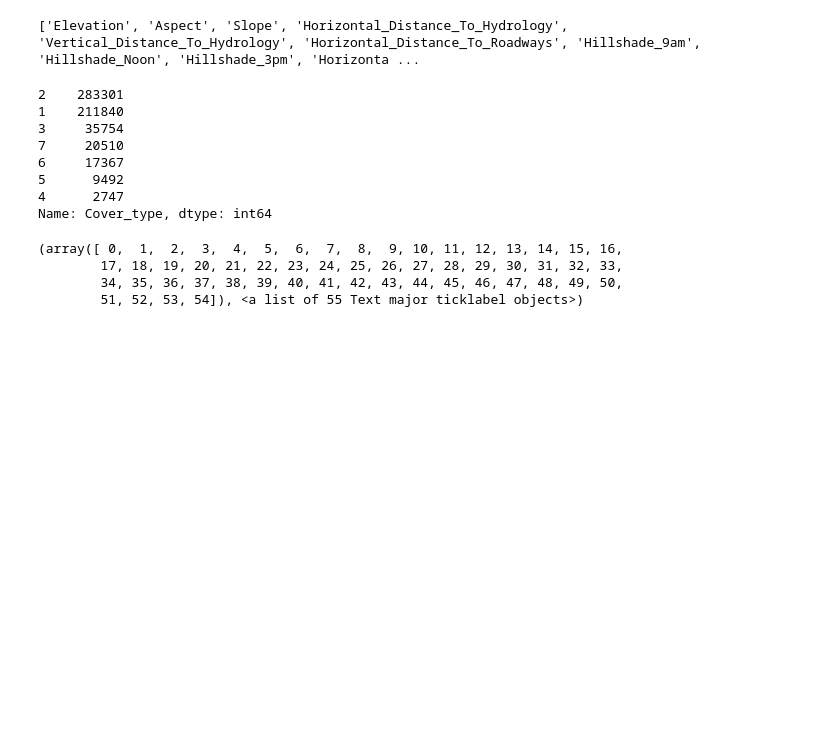
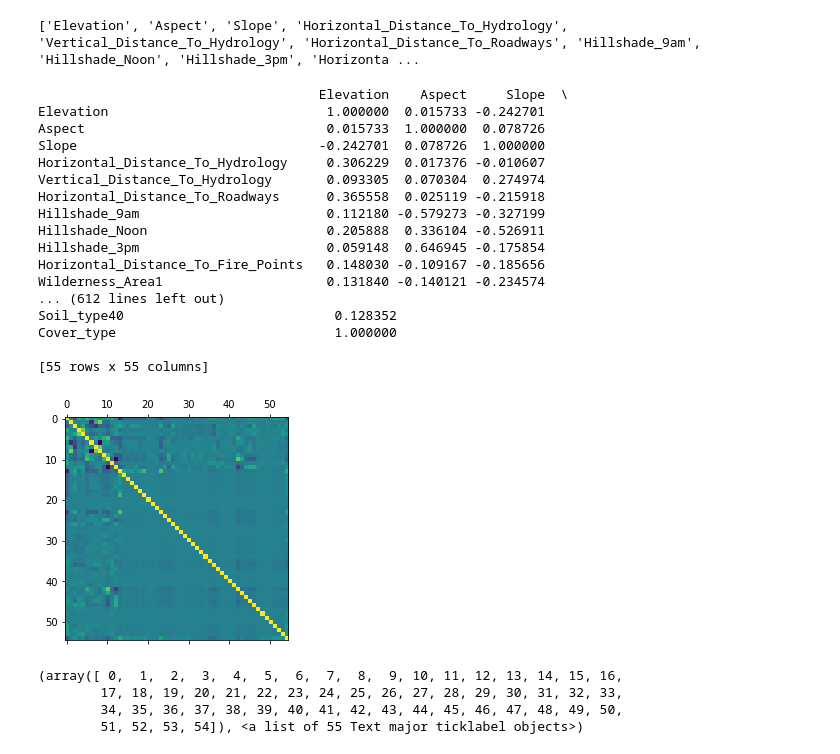
Before and after one commit to Michalinh0/DS2022, a Jupyter notebook: Classification/Covertype.ipynb, the cells around one changed output. Saved outputs shown, nothing was run; the diff lists cells and outputs as text; code cells hidden in the pictures; blank space fills up the shorter version.

```diff
--- a/Classification/Covertype.ipynb
+++ b/Classification/Covertype.ipynb
@@ -52,27 +52,40 @@ print(input_vector)
 ['Elevation', 'Aspect', 'Slope', 'Horizontal_Distance_To_Hydrology', 'Vertical_Distance_To_Hydrology', 'Horizontal_Distance_To_Roadways', 'Hillshade_9am', 'Hillshade_Noon', 'Hillshade_3pm', 'Horizonta ...
 # %%
 #plot = plt.scatter(,covertype_dataset["Elevation"])
-covertype_dataset.describe()
+#covertype_dataset.describe()
 #seaborn.displot(covertype_dataset , x = "Elevation")
 #seaborn.displot(covertype_dataset , x = "Aspect")
 #seaborn.displot(covertype_dataset , x = "Slope")
 #seaborn.displot(covertype_dataset , x = "Horizontal_Distance_To_Hydrology")
 #seaborn.displot(covertype_dataset , x = "Vertical_Distance_To_Hydrology")
 #seaborn.displot(covertype_dataset , x = "Horizontal_Distance_To_Roadways")
 #seaborn.displot(covertype_dataset , x = "Hillshade_9am")
 #seaborn.displot(covertype_dataset , x = "Hillshade_Noon")
 #seaborn.displot(covertype_dataset , x = "Hillshade_3pm")
 #seaborn.displot(covertype_dataset , x = "Horizontal_Distance_To_Fire_Points")
 covertype_dataset["Cover_type"].value_counts()
+corr = covertype_dataset.corr()
+plt.matshow(corr)
+print(corr)
 # %% [output]
-2    283301
-1    211840
-3     35754
-7     20510
-6     17367
-5      9492
-4      2747
-Name: Cover_type, dtype: int64
+                                    Elevation    Aspect     Slope  \
+Elevation                            1.000000  0.015733 -0.242701
+Aspect                               0.015733  1.000000  0.078726
+Slope                               -0.242701  0.078726  1.000000
+Horizontal_Distance_To_Hydrology     0.306229  0.017376 -0.010607
+Vertical_Distance_To_Hydrology       0.093305  0.070304  0.274974
+Horizontal_Distance_To_Roadways      0.365558  0.025119 -0.215918
+Hillshade_9am                        0.112180 -0.579273 -0.327199
+Hillshade_Noon                       0.205888  0.336104 -0.526911
+Hillshade_3pm                        0.059148  0.646945 -0.175854
+Horizontal_Distance_To_Fire_Points   0.148030 -0.109167 -0.185656
+Wilderness_Area1                     0.131840 -0.140121 -0.234574
+... (612 lines left out)
+Soil_type40                           0.128352
+Cover_type                            1.000000
+
+[55 rows x 55 columns]
+[figure, added]
 # %%
 skew=covertype_dataset.skew()
 skew_df=pd.DataFrame(skew,index=None,columns=['Skewness'])
```
Also changed, not shown: parts of 6 cells of this notebook.
